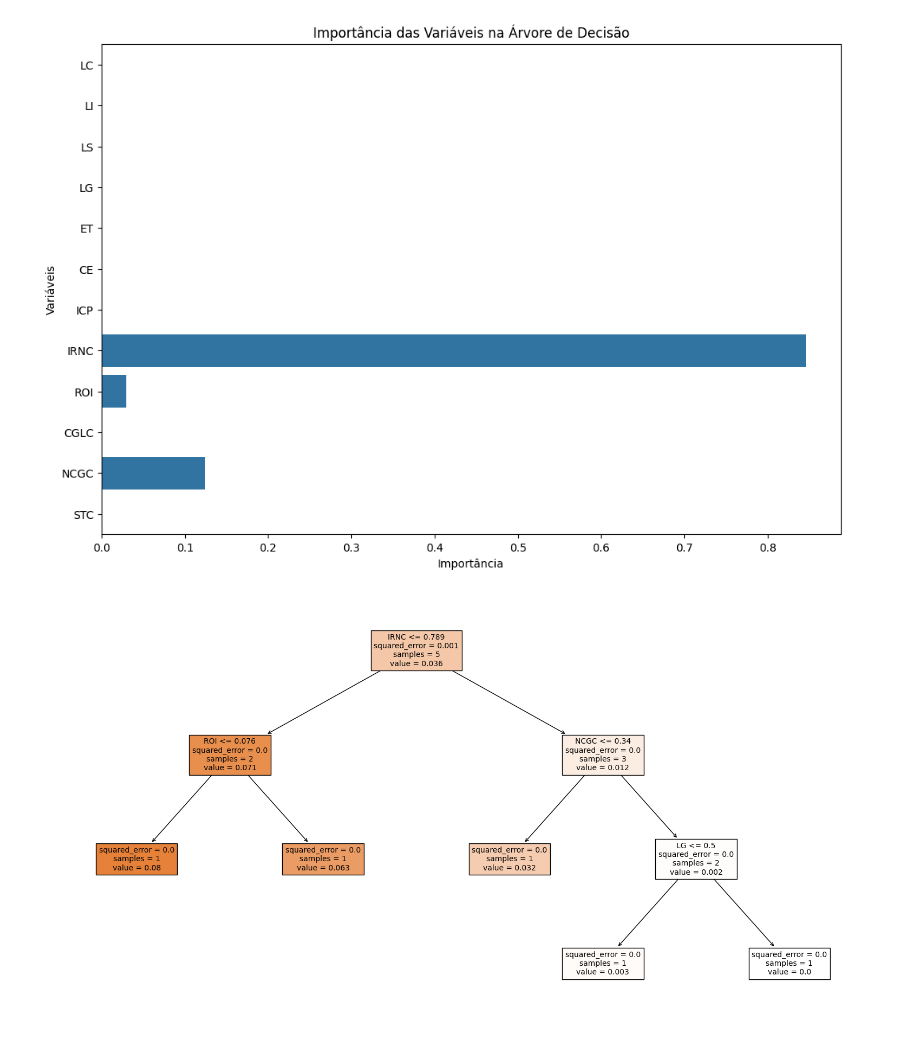
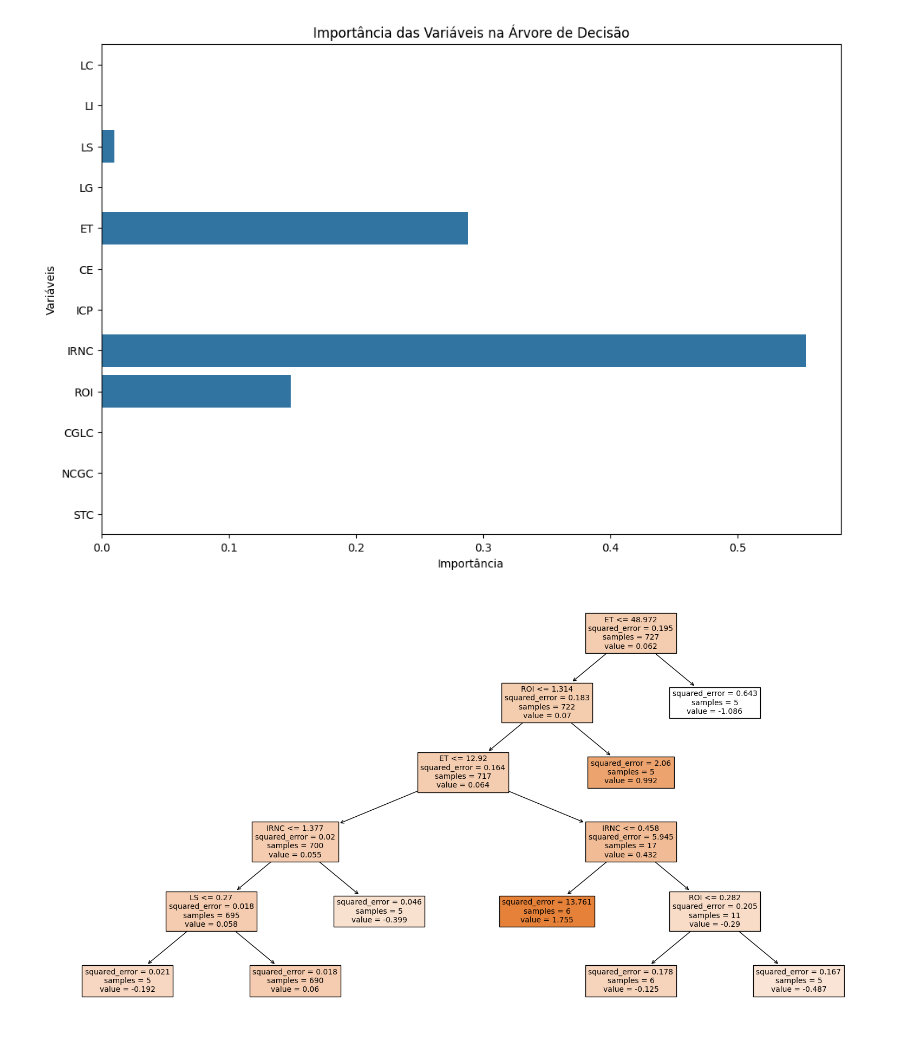
Before and after one commit to jeffersonramelo/Analise_DCs, a Jupyter notebook: analise_empresas.ipynb, the cells around one changed output. Saved outputs shown, nothing was run; the diff lists cells and outputs as text; code cells hidden in the pictures.

```diff
--- a/analise_empresas.ipynb
+++ b/analise_empresas.ipynb
@@ -2,0 +5,8 @@
+# %%
+import pandas as pd
+import seaborn as sns
+import matplotlib.pyplot as plt
+
+# Carregar o arquivo XLSX
+file_path = '/content/Dados para Trabalho2.xlsx'
+df_filtered = pd.read_excel(file_path)
@@ -3,15 +46,4 @@
 # %%
-import pandas as pd
-import seaborn as sns
-import matplotlib.pyplot as plt
-
-# Carregar o arquivo XLSX
-file_path = '/content/Dados para Trabalho2.xlsx'
-df = pd.read_excel(file_path)
-
-# Filtrar apenas as linhas onde a coluna "Nome" contém "Ambev S/A"
-df_filtered = df[df['Nome'] == 'Ambev S/A']
-
 # Selecionar apenas as colunas mencionadas
 columns_of_interest = ['LC', 'LI', 'LS', 'LG', 'ET', 'CE', 'ICP', 'IRNC', 'ROI', 'ROE', 'CGLC', 'NCGC', 'STC']
 df_selected = df_filtered[columns_of_interest]
@@ -51,54 +384,40 @@ STC  -0.350000 -0.133333  0.016667  0.316667  0.200000  1.000000
 # %%
-import pandas as pd
 import numpy as np
 from sklearn.tree import DecisionTreeRegressor, export_graphviz
-import matplotlib.pyplot as plt
 from sklearn.model_selection import train_test_split
 from sklearn import tree
-import seaborn as sns
-
-# Carregar o arquivo XLSX
-file_path = '/content/Dados para Trabalho2.xlsx'
-df = pd.read_excel(file_path)
-
-# Filtrar apenas as linhas onde a coluna "Nome" contém "Ambev S/A"
-df_filtered = df[df['Nome'] == 'Vale']
-
-# Selecionar apenas as colunas mencionadas
-columns_of_interest = ['LC', 'LI', 'LS', 'LG', 'ET', 'CE', 'ICP', 'IRNC', 'ROI', 'ROE', 'CGLC', 'NCGC', 'STC']
-df_selected = df_filtered[columns_of_interest]
 
 # Converter as colunas para numérico, forçando erros a serem NaN
 df_selected = df_selected.apply(pd.to_numeric, errors='coerce')
 
 # Tratar valores ausentes (opção: preencher com a média)
 df_selected = df_selected.fillna(df_selected.mean())
 
 # Dividir os dados em conjuntos de treino e teste
 X = df_selected.drop(columns=['ROE'])
 y = df_selected['ROE']
 X_train, X_test, y_train, y_test = train_test_split(X, y, test_size=0.3, random_state=42)
 
-# Treinar a árvore de decisão
-model = DecisionTreeRegressor(random_state=42)
+# Treinar a árvore de decisão com parâmetros ajustados
+model = DecisionTreeRegressor(random_state=42, max_depth=5, min_samples_split=10, min_samples_leaf=5)
 model.fit(X_train, y_train)
 
 # Visualizar a importância das variáveis
 feature_importance = model.feature_importances_
 features = X.columns
 
 # Plotar a importância das variáveis
 plt.figure(figsize=(12, 8))
 sns.barplot(x=feature_importance, y=features)
 plt.xlabel('Importância')
 plt.ylabel('Variáveis')
 plt.title('Importância das Variáveis na Árvore de Decisão')
 plt.show()
 
 # Visualizar a árvore de decisão
 plt.figure(figsize=(20, 10))
 tree.plot_tree(model, feature_names=features, filled=True, fontsize=10)
 plt.show()
 # %% [output]
-[figure, old version]
+[figure, new version]
-[figure, old version]
+[figure, new version]
```
Also changed, not shown: parts of 14 cells of this notebook.
